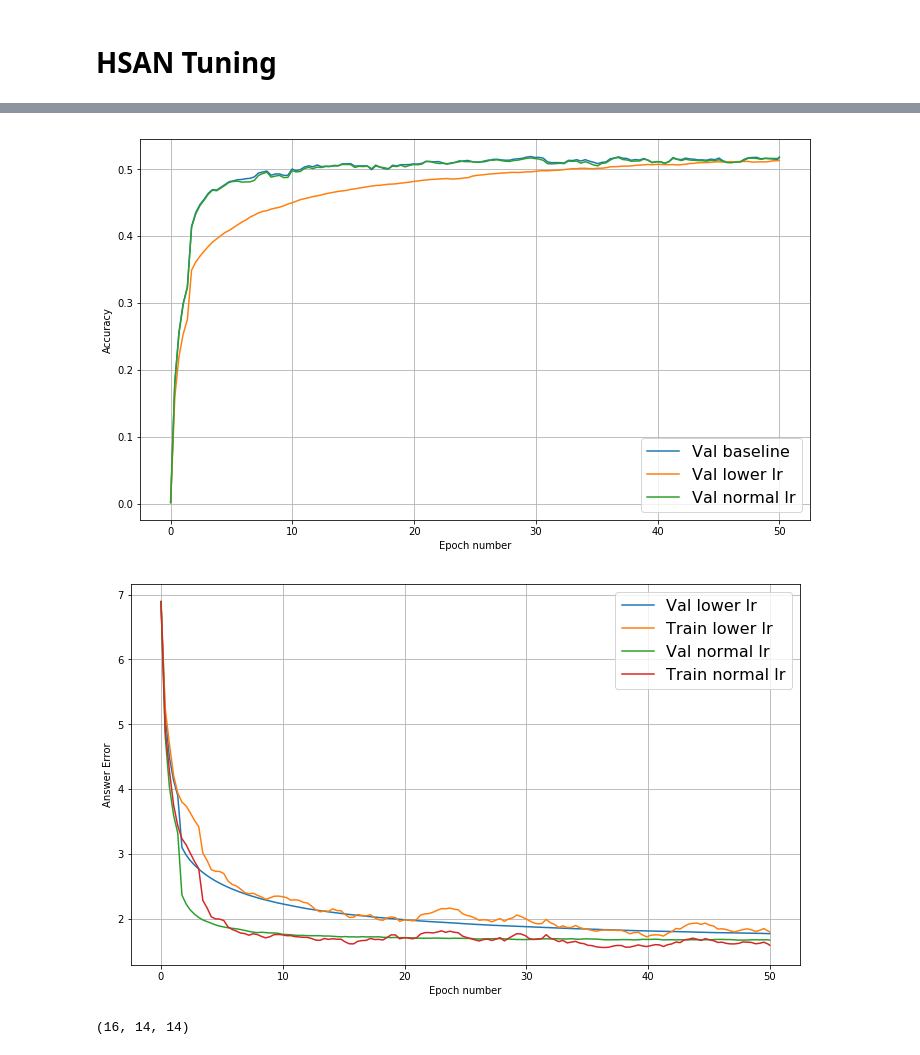
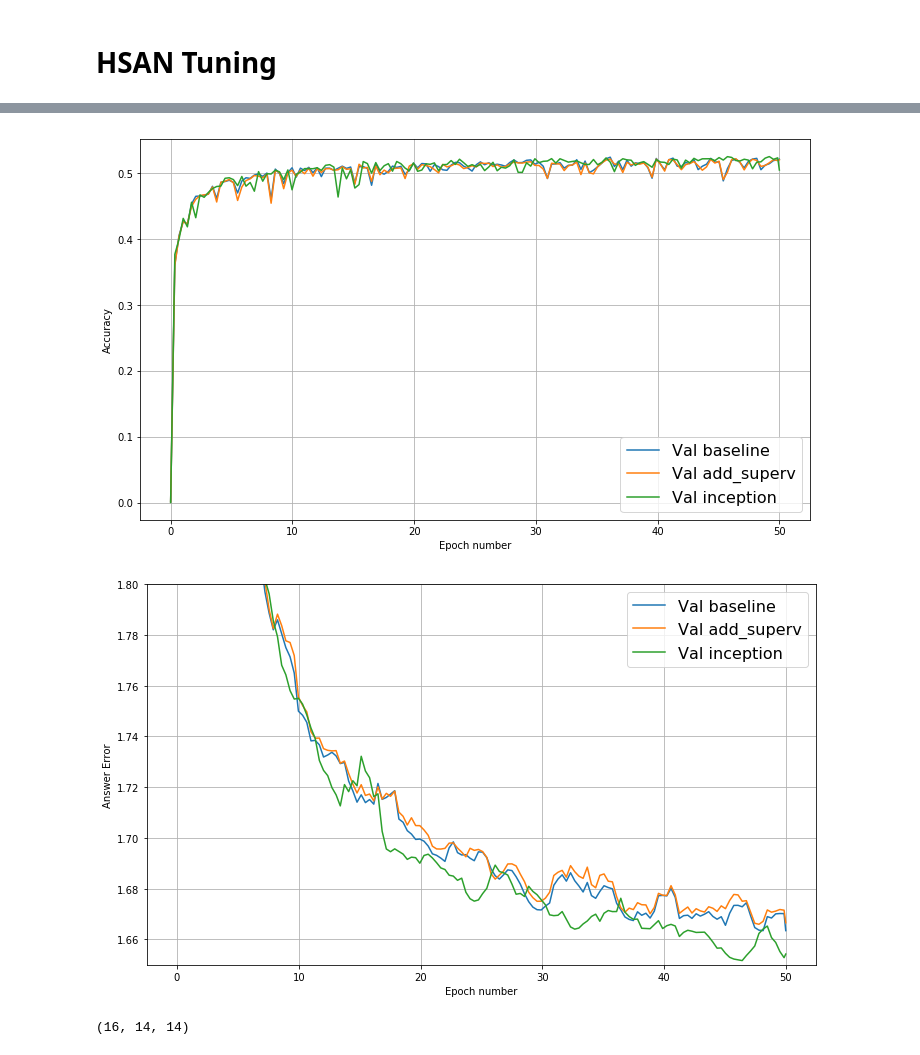
Before and after one commit to goncalomcorreia/vqa_human_attention, a Jupyter notebook: Plots.ipynb, the cells around one changed output, grey strips where cells are left out. Drawn from its saved outputs; the diff is of its cells as text; code cells hidden in the pictures.

```diff
--- a/Plots.ipynb
+++ b/Plots.ipynb
@@ -340,7 +340,7 @@ with np.load(plot_dir+plot) as data:
     #err_train.append(data['train_error'])
     #acc_train.append(data['train_accuracy'])
 
-plot = 'maps_more_inception_plot_details.npz'
+plot = 'maps_more_inception_5x5_plot_details.npz'
 
 with np.load(plot_dir+plot) as data:
     #err_valid.append(data['valid_error'])
@@ -378,9 +378,9 @@ x_axis_sub_train = []
 acc_train = []
 err_train = []
 err_map_train = []
-labels = ['baseline', 'lower lr', 'normal lr']
+labels = ['baseline', 'add_superv', 'inception']
 
-plot_dir = '/afs/inf.ed.ac.uk/user/s16/s1670404/vqa_human_attention/expt/tuning/'
+plot_dir = '/Users/goncalocorreia/vqa_human_attention/expt/tuning/'
 plot = 'baseline_plot_details.npz'
 
 with np.load(plot_dir+plot) as data:
@@ -394,8 +394,9 @@ with np.load(plot_dir+plot) as data:
     err_train.append(data['train_error'])
     acc_train.append(data['train_accuracy'])
 
-plot_dir = '/afs/inf.ed.ac.uk/user/s16/s1670404/vqa_human_attention/expt/tuning/'
-plot = 'hsan_second_lr_1e-2_plot_details.npz'
+
+plot_dir = '/Users/goncalocorreia/vqa_human_attention/expt/tuning/'
+plot = 'hsan_kl_2_1e-1_plot_details.npz'
 
 with np.load(plot_dir+plot) as data:
     err_valid.append(data['valid_error'])
@@ -408,8 +409,7 @@ with np.load(plot_dir+plot) as data:
     err_train.append(data['train_error'])
     acc_train.append(data['train_accuracy'])
 
-plot_dir = '/afs/inf.ed.ac.uk/user/s16/s1670404/vqa_human_attention/expt/tuning/'
-plot = 'hsan_kl_2_1e-1_plot_details.npz'
+plot = 'hsan_inception_plot_details.npz'
 
 with np.load(plot_dir+plot) as data:
     err_valid.append(data['valid_error'])
@@ -438,7 +438,7 @@ fig.show()
 fig = plt.figure(figsize=(12, 7))
 ax1 = fig.add_subplot(1, 1, 1)
 for i in xrange(len(x_axis_valid)):
-    ax1.plot(x_axis_valid[i], running_mean(acc_valid[i],5), label='Val '+labels[i])
+    ax1.plot(x_axis_valid[i], acc_valid[i], label='Val '+labels[i])
     #ax1.plot(x_axis_main_train[i], running_mean(acc_train[i],10), label='Train '+labels[i])
 ax1.legend(loc=0,prop={'size':16})
 ax1.set_xlabel('Epoch number')
@@ -447,22 +447,22 @@ ax1.set_ylabel('Accuracy')
 ax1.grid()
 fig.show()
 # %% [output]
-[figure, old version]
+[figure, new version]
 # %%
 fig = plt.figure(figsize=(12, 7))
 ax1 = fig.add_subplot(1, 1, 1)
 for i in xrange(len(x_axis_valid)):
     ax1.plot(x_axis_valid[i], running_mean(err_valid[i],5), label='Val '+labels[i])
-    ax1.plot(x_axis_main_train[i], running_mean(err_train[i],10), label='Train '+labels[i])
+    #ax1.plot(x_axis_main_train[i], running_mean(err_train[i],10), label='Train '+labels[i])
 ax1.legend(loc=0,prop={'size':16})
 ax1.set_xlabel('Epoch number')
 ax1.set_ylabel('Answer Error')
 #ax1.set_yscale('log')
-#ax1.set_ylim(1.65,1.8)
+ax1.set_ylim(1.65,1.8)
 ax1.grid()
 fig.show()
 # %% [output]
-[figure, old version]
+[figure, new version]
 # %%
 from scipy.ndimage.filters import gaussian_filter
 from scipy.ndimage import rotate
```
Also changed, not shown: parts of 2 cells of this notebook, 1 other file.
